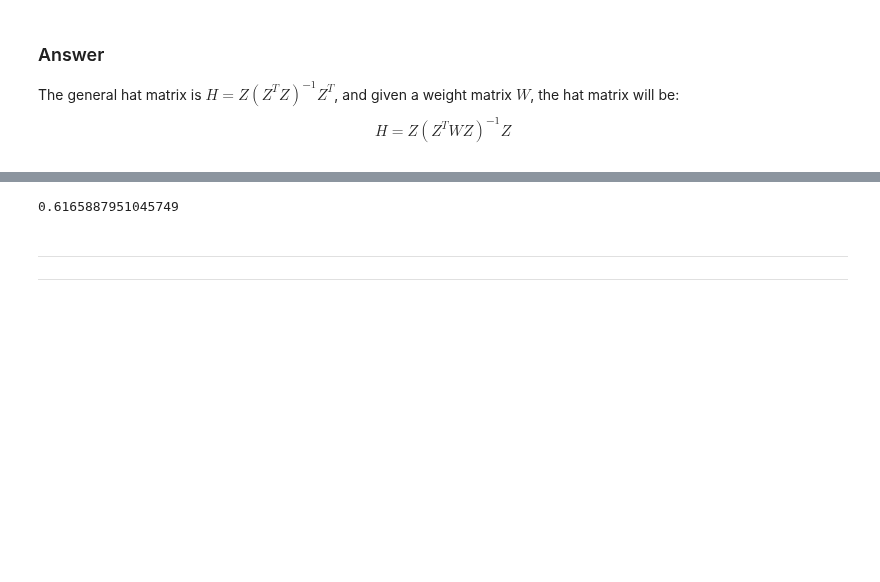
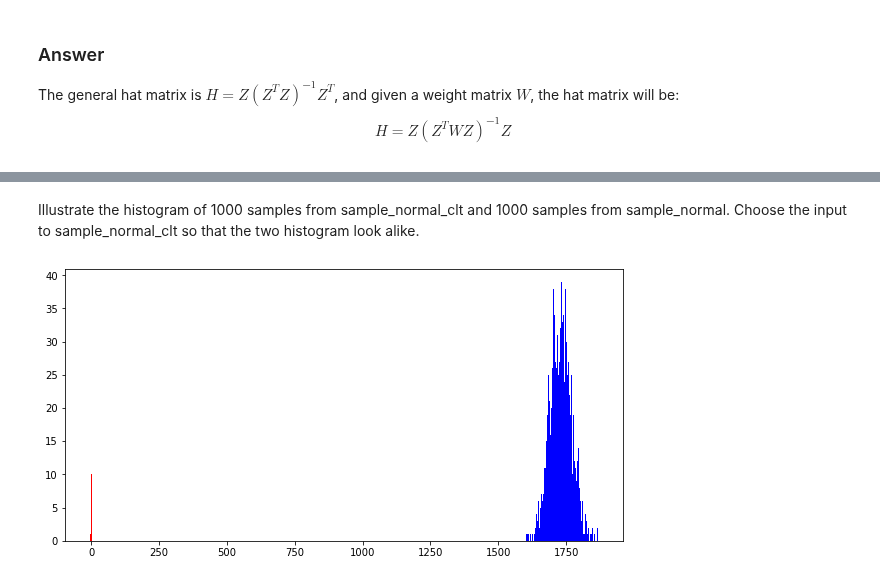
Before and after one commit to EyalMichaeli/IDC_masters, a Jupyter notebook: semester_2/stat/Tzach/302673355_EX1_AS4DS.ipynb, the cells around one changed output, grey strips where cells are left out. Cells and saved outputs as stored; diff of their text form; code cells hidden in the pictures; blank space fills up the shorter version.

```diff
--- a/semester_2/stat/Tzach/302673355_EX1_AS4DS.ipynb
+++ b/semester_2/stat/Tzach/302673355_EX1_AS4DS.ipynb
@@ -430,6 +424,2 @@ import random
-# %%
-[random.random() for n in
-# %% [output]
-0.6165887951045749
 # %%
 import random
@@ -544,6 +536,14 @@ random.seed(MY_ID)
 
 # Your code to items 2-4 goes here:
 #
-# %% [markdown]
-<hr>
-<hr>
+# %% [markdown]
+ Illustrate the histogram of  1000  samples from sample_normal_clt and  1000  samples from sample_normal. Choose the input to sample_normal_clt so that the two histogram look alike.
+# %%
+n = 1000
+sample_from_normal_clt = np.array([sample_normal_clt(n) for _ in range(n)])
+sample_from_normal = np.array([sample_normal() for _ in range(n)])
+plt.hist(sample_from_clt, bins=num_bins, color="blue")
+plt.hist(sample_from_normal, bins=num_bins, color="red")
+plt.show()
+# %% [output]
+[figure, added]
```
Also changed, not shown: parts of 19 cells of this notebook.
